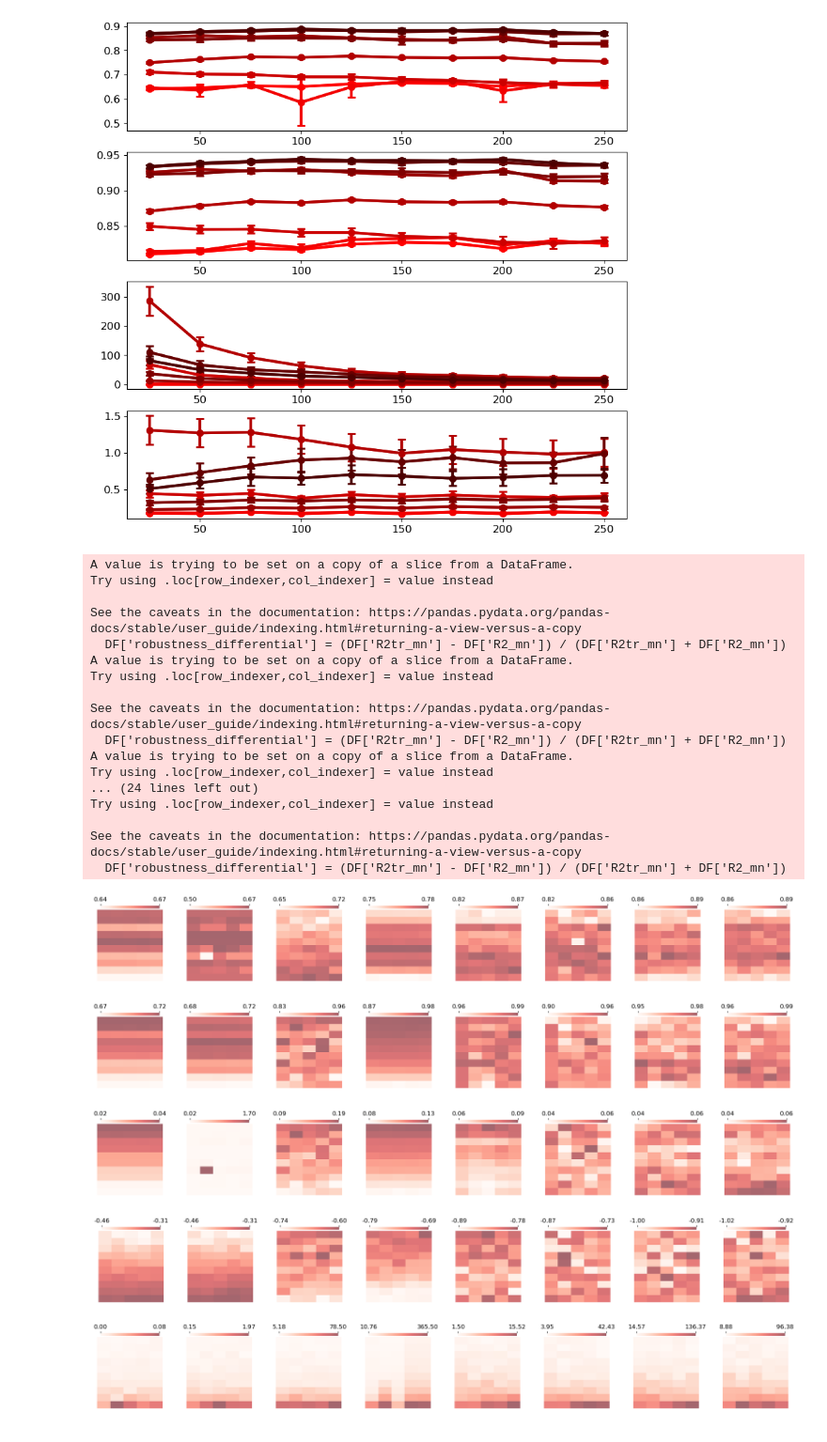
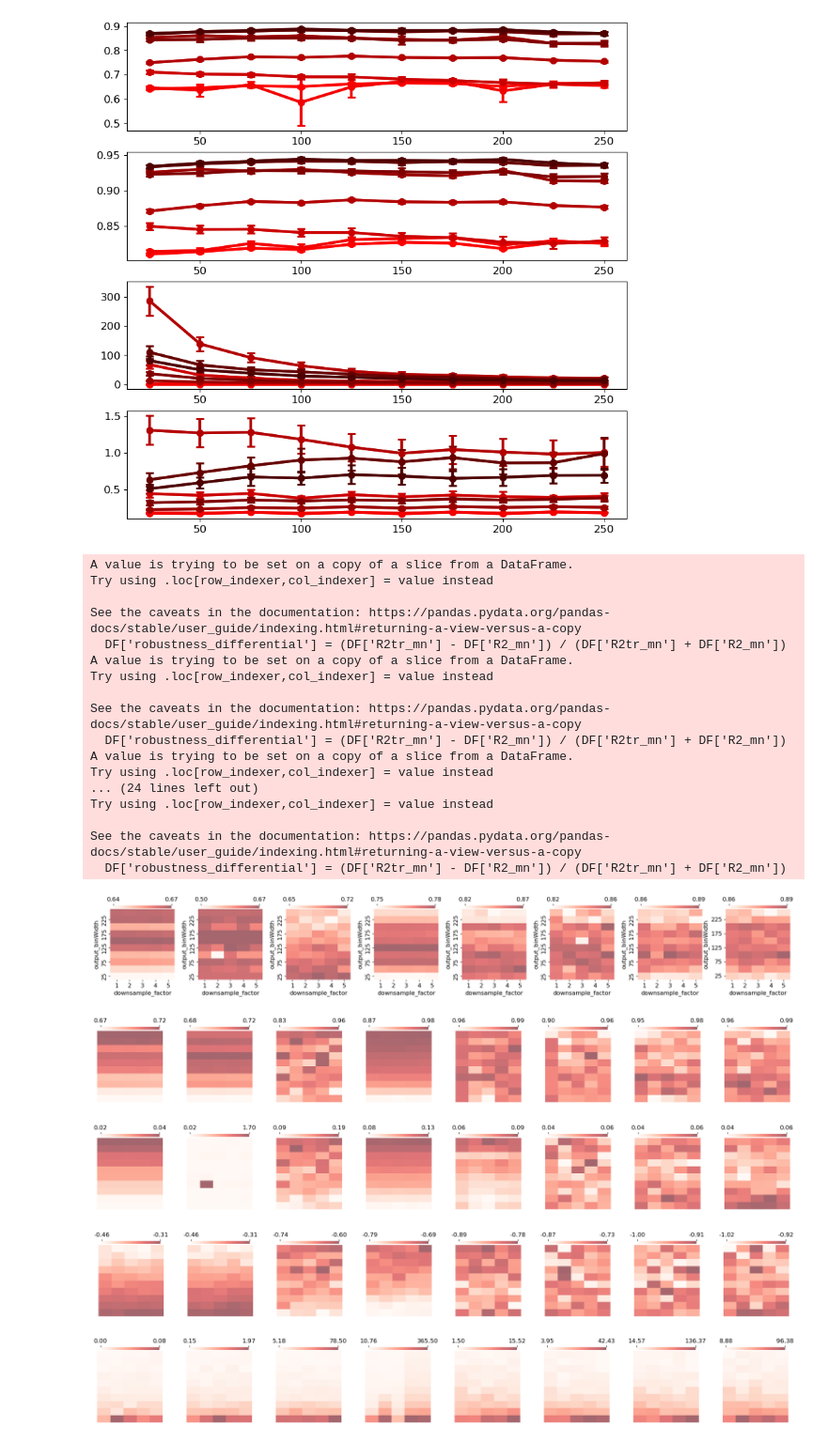
Before and after one commit to mayolabvision/NeuralDecoding, a Jupyter notebook: analyses/Manuscript_Plots.ipynb, the cells around one changed output. Shown: that part at 94% size. Drawn from its saved outputs; the diff is of its cells as text; code cells hidden in the pictures.

```diff
--- a/analyses/Manuscript_Plots.ipynb
+++ b/analyses/Manuscript_Plots.ipynb
@@ -956,11 +956,11 @@ for i,m in enumerate(df['model'].unique()):
     df_m = dff.groupby(['output_binWidth','downsample_factor'])["R2_mn"].mean().reset_index(name="R2")
     result = df_m.pivot(index='output_binWidth', columns='downsample_factor', values='R2')
 
-    a = sns.heatmap(ax=ax[i],data=result,cmap="Reds", mask=result.isnull(), alpha=0.6, xticklabels=0,yticklabels=0, cbar_kws={'location':'top','ticks':[np.min(result),np.max(result)],'orientation':'horizontal','pad':0.01,"shrink":0.9,'format': ticker.FuncFormatter(lambda x, pos: f'{x:.2f}')})
+    a = sns.heatmap(ax=ax[i],data=result,cmap="Reds", mask=result.isnull(), alpha=0.6, xticklabels=1,yticklabels=2, cbar_kws={'location':'top','ticks':[np.min(result),np.max(result)],'orientation':'horizontal','pad':0.01,"shrink":0.9,'format': ticker.FuncFormatter(lambda x, pos: f'{x:.2f}')})
     a.invert_yaxis()
     plt.yticks(rotation=0)
-    a.set(xlabel=None)
-    a.set(ylabel=None)
+    #a.set(xlabel=None)
+    #a.set(ylabel=None)
 
 ############### R2_train ##################
 fig, ax = plt.subplots(1,8, figsize=(20,3))
@@ -1026,34 +1026,34 @@ for i,m in enumerate(df['model'].unique()):
 
     DF = df.loc[(df['output']=='position') & (df['model']==m)]
     dff = DF[['train_time','output_binWidth','downsample_factor']]
 
     df_m = dff.groupby(['output_binWidth','downsample_factor'])["train_time"].mean().reset_index(name="rho")
     result = df_m.pivot(index='output_binWidth', columns='downsample_factor', values='rho')
 
     a = sns.heatmap(ax=ax[i],data=result,cmap="Reds", mask=result.isnull(), alpha=0.6, xticklabels=0,yticklabels=0, cbar_kws={'location':'top','ticks':[np.min(result),np.max(result)],'orientation':'horizontal','pad':0.01,"shrink":0.9,'format': ticker.FuncFormatter(lambda x, pos: f'{x:.2f}')})
     a.invert_yaxis()
     plt.yticks(rotation=0)
     a.set(xlabel=None)
     a.set(ylabel=None)
 # %% [output]
 A value is trying to be set on a copy of a slice from a DataFrame.
 Try using .loc[row_indexer,col_indexer] = value instead
 
 See the caveats in the documentation: https://pandas.pydata.org/pandas-docs/stable/user_guide/indexing.html#returning-a-view-versus-a-copy
   DF['robustness_differential'] = (DF['R2tr_mn'] - DF['R2_mn']) / (DF['R2tr_mn'] + DF['R2_mn'])
 A value is trying to be set on a copy of a slice from a DataFrame.
 Try using .loc[row_indexer,col_indexer] = value instead
 
 See the caveats in the documentation: https://pandas.pydata.org/pandas-docs/stable/user_guide/indexing.html#returning-a-view-versus-a-copy
   DF['robustness_differential'] = (DF['R2tr_mn'] - DF['R2_mn']) / (DF['R2tr_mn'] + DF['R2_mn'])
 A value is trying to be set on a copy of a slice from a DataFrame.
 Try using .loc[row_indexer,col_indexer] = value instead
 ... (24 lines left out)
 Try using .loc[row_indexer,col_indexer] = value instead
 
 See the caveats in the documentation: https://pandas.pydata.org/pandas-docs/stable/user_guide/indexing.html#returning-a-view-versus-a-copy
   DF['robustness_differential'] = (DF['R2tr_mn'] - DF['R2_mn']) / (DF['R2tr_mn'] + DF['R2_mn'])
-[figure, old version]
+[figure, new version]
 [figure]
 [figure]
 [figure]
```
Also changed, not shown: parts of 1 cell of this notebook.
